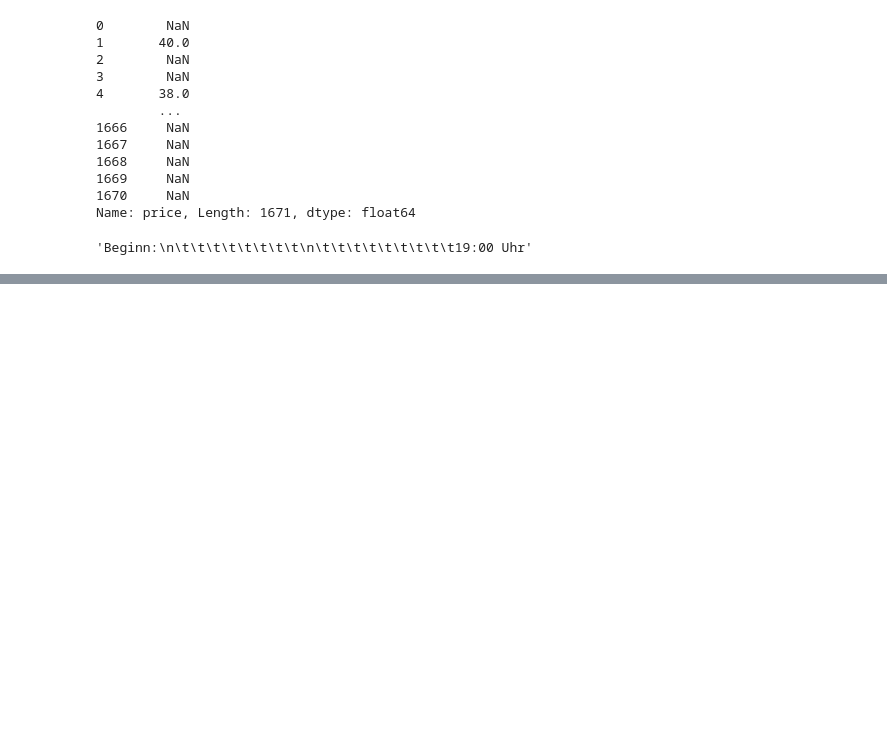
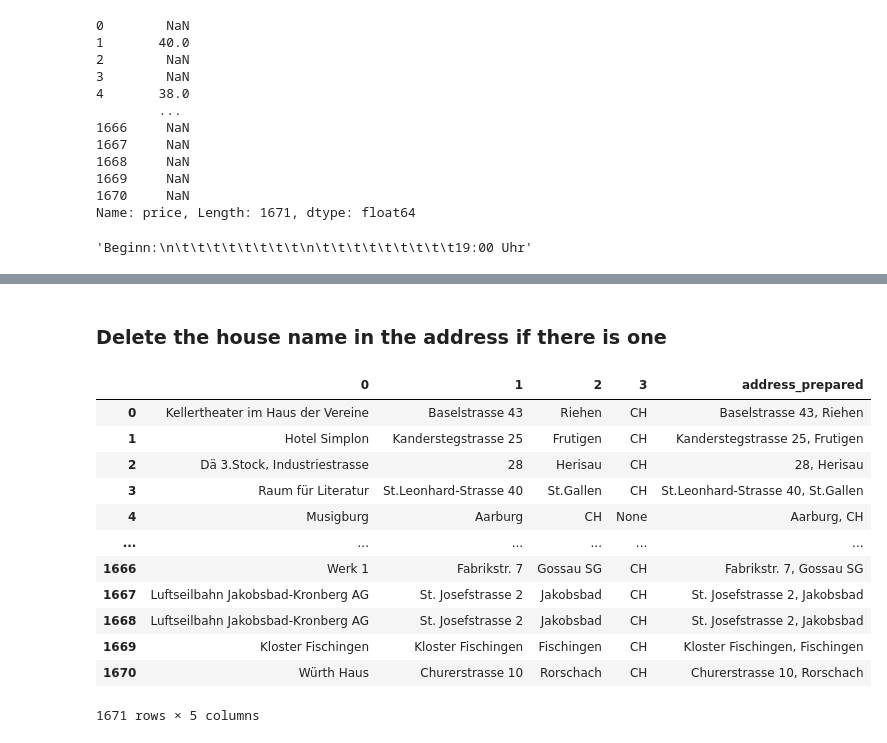
Before and after one commit to looiic/data_analytics, a Jupyter notebook: Projekt/data_preparation.ipynb, the cells around one changed output, grey strips where cells are left out. Cells and saved outputs as stored; diff of their text form; code cells hidden in the pictures; blank space fills up the shorter version.

Commit message:
Project Geocoding addresses

```diff
--- a/Projekt/data_preparation.ipynb
+++ b/Projekt/data_preparation.ipynb
@@ -93,0 +107,20 @@ df_events['description_len'] = df_events['description'].str.len()
+# %% [markdown]
+### Delete the house name in the address if there is one
+# %%
+df_adr = df_events["address"].str.rsplit(",", n=3, expand=True)
+df_adr['address_prepared'] = df_adr[1] + ', ' + df_adr[2]
+df_adr
+# %% [output]
+|  | 0 | 1 | 2 | 3 | address_prepared |
+| 0 | Kellertheater im Haus der Vereine | Baselstrasse 43 | Riehen | CH | Baselstrasse 43, Riehen |
+| 1 | Hotel Simplon | Kanderstegstrasse 25 | Frutigen | CH | Kanderstegstrasse 25, Frutigen |
+| 2 | Dä 3.Stock, Industriestrasse | 28 | Herisau | CH | 28, Herisau |
+| 3 | Raum für Literatur | St.Leonhard-Strasse 40 | St.Gallen | CH | St.Leonhard-Strasse 40, St.Gallen |
+| 4 | Musigburg | Aarburg | CH | None | Aarburg, CH |
+| ... | ... | ... | ... | ... | ... |
+| 1666 | Werk 1 | Fabrikstr. 7 | Gossau SG | CH | Fabrikstr. 7, Gossau SG |
+| 1667 | Luftseilbahn Jakobsbad-Kronberg AG | St. Josefstrasse 2 | Jakobsbad | CH | St. Josefstrasse 2, Jakobsbad |
+| 1668 | Luftseilbahn Jakobsbad-Kronberg AG | St. Josefstrasse 2 | Jakobsbad | CH | St. Josefstrasse 2, Jakobsbad |
+| 1669 | Kloster Fischingen | Kloster Fischingen | Fischingen | CH | Kloster Fischingen, Fischingen |
+| 1670 | Würth Haus | Churerstrasse 10 | Rorschach | CH | Churerstrasse 10, Rorschach |
+1671 rows × 5 columns
```
Also changed, not shown: parts of 6 cells of this notebook, 7 other files.
